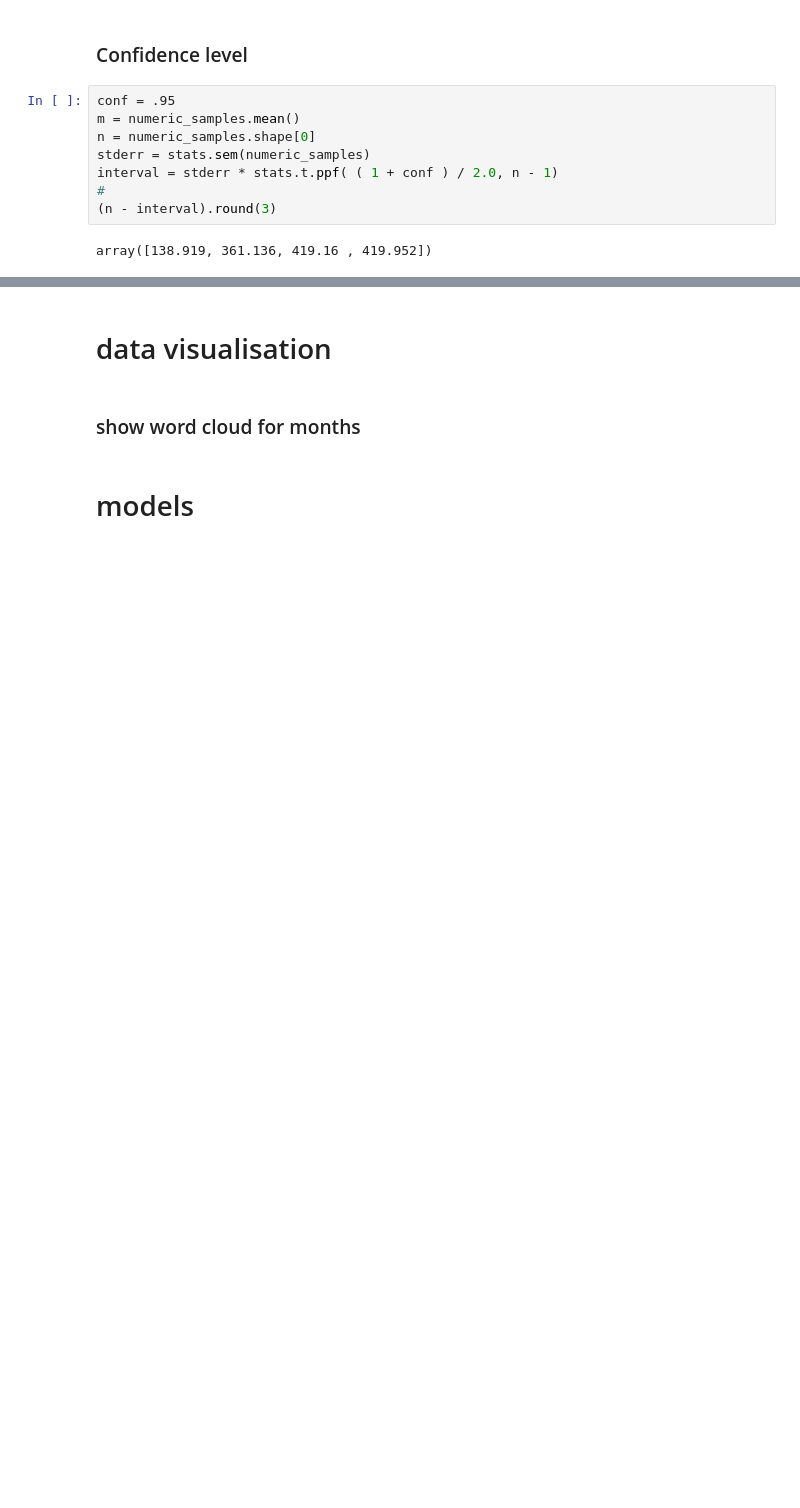
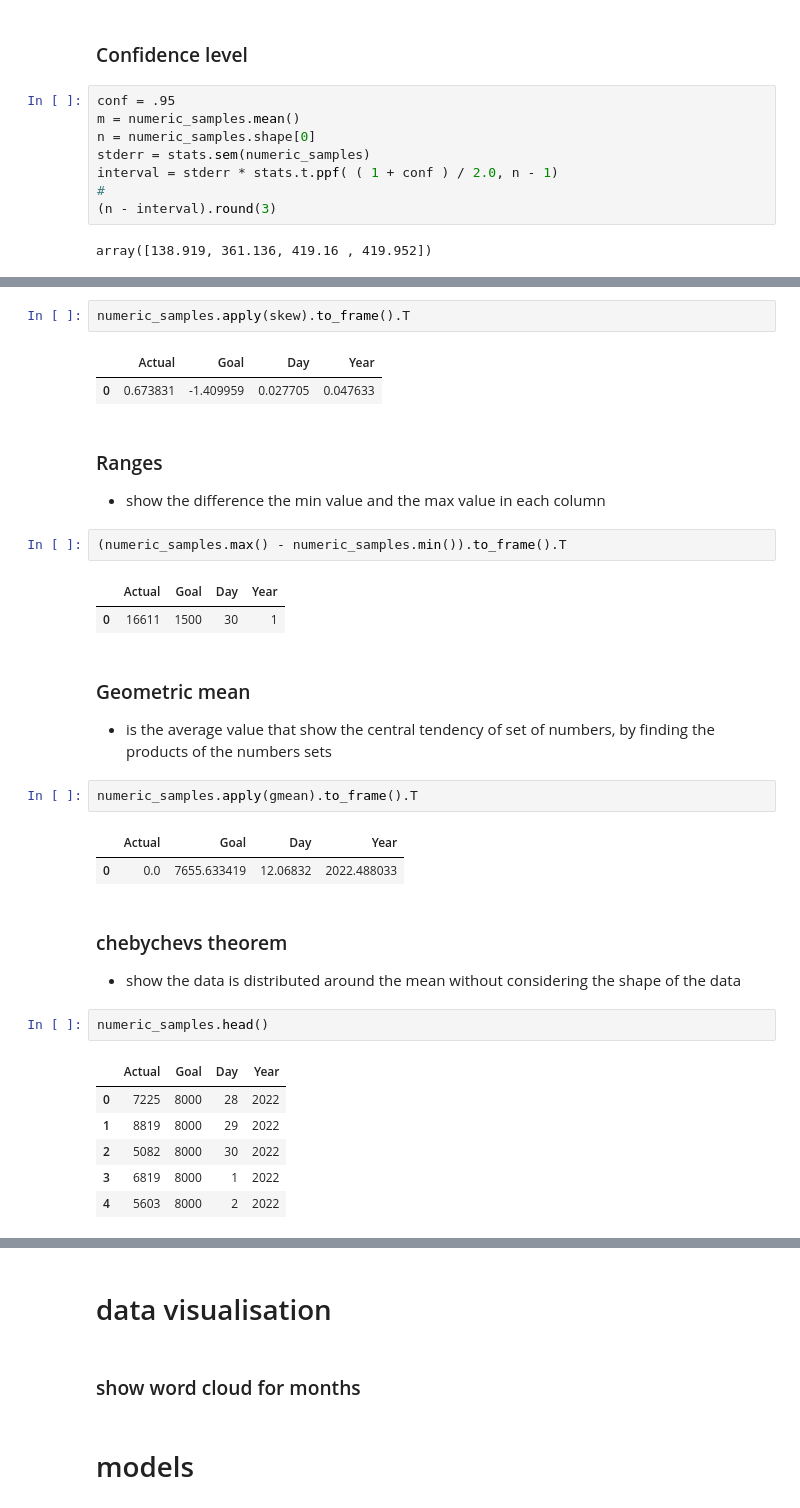
Before and after one commit to kibambe-0167/time-series-analysis, a Jupyter notebook: app.ipynb, the cells around one changed output, grey strips where cells are left out. Drawn from its saved outputs; the diff is of its cells as text; blank space fills up the shorter version.

```diff
--- a/app.ipynb
+++ b/app.ipynb
@@ -289,0 +307,33 @@ array([138.919, 361.136, 419.16 , 419.952])
+# %%
+numeric_samples.apply(skew).to_frame().T
+# %% [output]
+|  | Actual | Goal | Day | Year |
+| 0 | 0.673831 | -1.409959 | 0.027705 | 0.047633 |
+# %% [markdown]
+### Ranges
+- show the difference the min value and the max value in each column
+# %%
+(numeric_samples.max() - numeric_samples.min()).to_frame().T
+# %% [output]
+|  | Actual | Goal | Day | Year |
+| 0 | 16611 | 1500 | 30 | 1 |
+# %% [markdown]
+### Geometric mean
+- is the average value that show the central tendency of set of numbers, by finding the products of the numbers sets
+# %%
+numeric_samples.apply(gmean).to_frame().T
+# %% [output]
+|  | Actual | Goal | Day | Year |
+| 0 | 0.0 | 7655.633419 | 12.06832 | 2022.488033 |
+# %% [markdown]
+### chebychevs theorem
+- show the data is distributed around the mean without considering the shape of the data
+# %%
+numeric_samples.head()
+# %% [output]
+|  | Actual | Goal | Day | Year |
+| 0 | 7225 | 8000 | 28 | 2022 |
+| 1 | 8819 | 8000 | 29 | 2022 |
+| 2 | 5082 | 8000 | 30 | 2022 |
+| 3 | 6819 | 8000 | 1 | 2022 |
+| 4 | 5603 | 8000 | 2 | 2022 |
```
Also changed, not shown: parts of 18 cells of this notebook.
